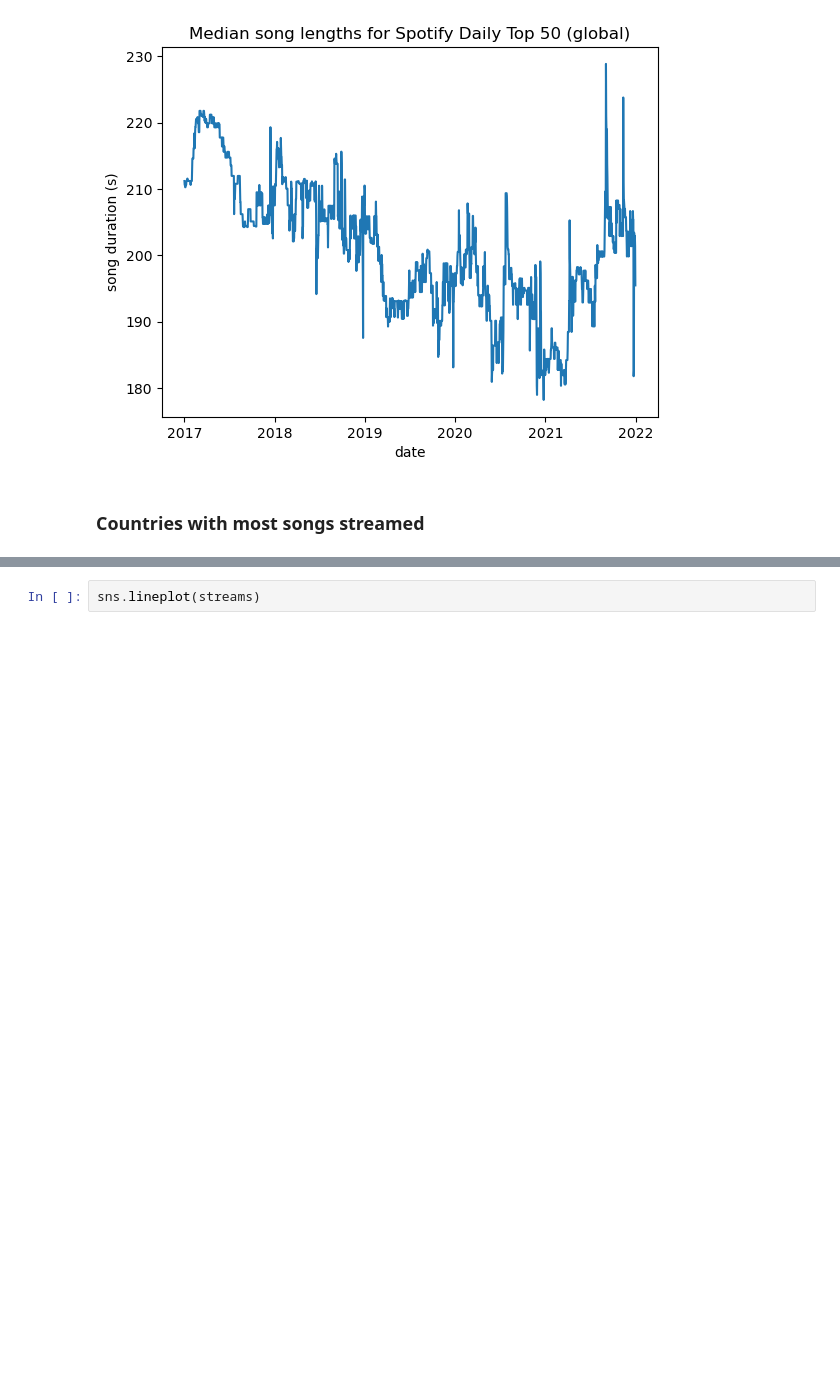
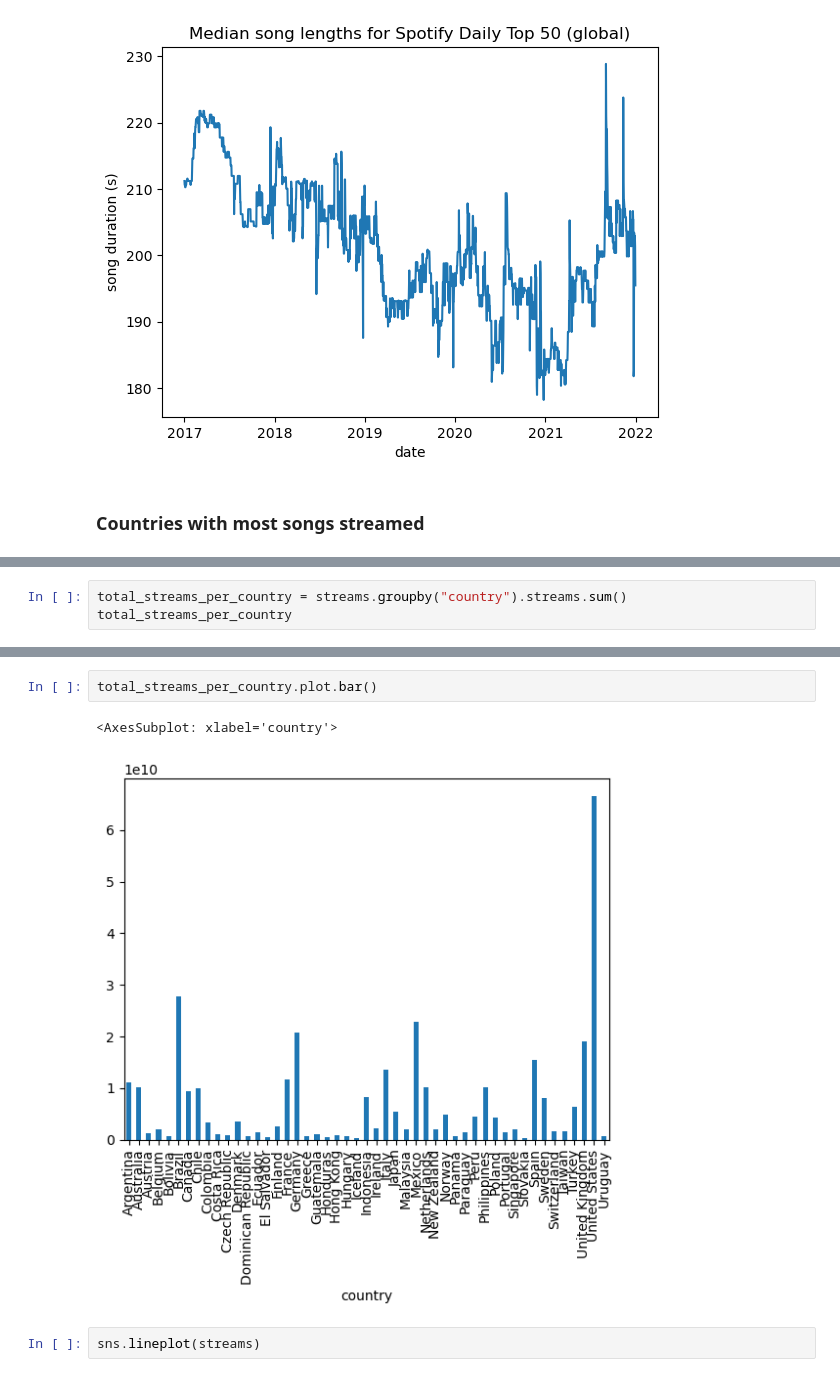
Before and after one commit to Sejmou/exploring-spotify-charts, a Jupyter notebook: data_exploration_and_crawling/merge_and_explore_charts_and_tracks.ipynb, the cells around one changed output, grey strips where cells are left out. Saved outputs shown, nothing was run; the diff lists cells and outputs as text; blank space fills up the shorter version.

```diff
--- a/data_exploration_and_crawling/merge_and_explore_charts_and_tracks.ipynb
+++ b/data_exploration_and_crawling/merge_and_explore_charts_and_tracks.ipynb
@@ -353,3 +401,6 @@ streams
 | 2017-01-02 | Slovakia | 53821.0 |
 | 2017-01-01 | Slovakia | 25068.0 |
 89474 rows × 2 columns
+# %%
+total_streams_per_country = streams.groupby("country").streams.sum()
+total_streams_per_country
@@ -356,3 +425,8 @@ streams
+# %%
+total_streams_per_country.plot.bar()
+# %% [output]
+<AxesSubplot: xlabel='country'>
+[figure, added]
 # %%
 sns.lineplot(streams)
 # %% [output]
```
Also changed, not shown: parts of 9 cells of this notebook, 4 other files.
